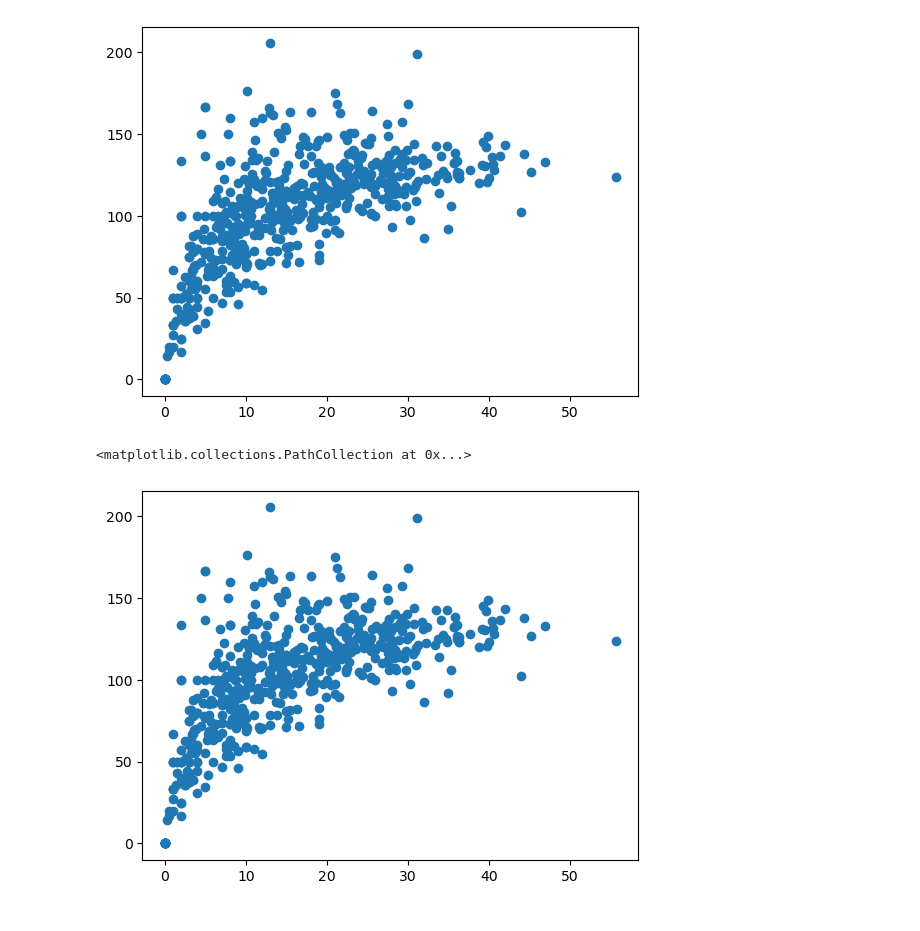
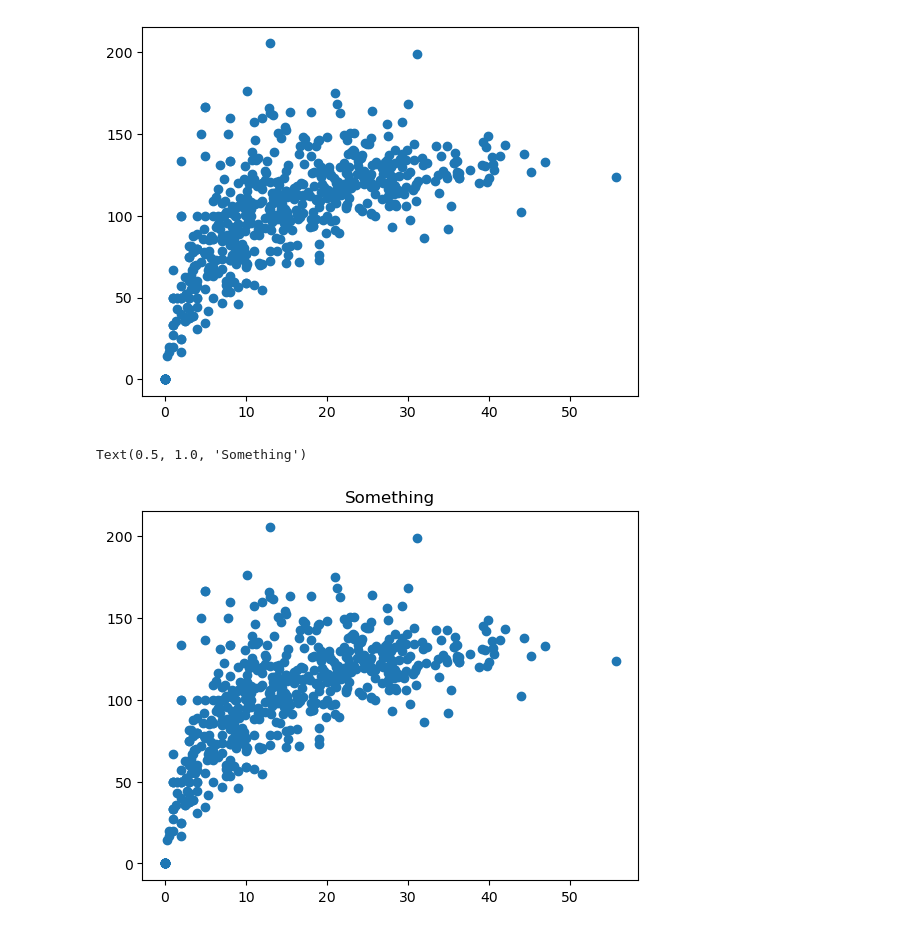
Before and after one commit to shubhammgits/Python-DS-AIML, a Jupyter notebook: MATPLOTLIB/advanced.ipynb, the cells around one changed output. Drawn from its saved outputs; the diff is of its cells as text; code cells hidden in the pictures.

```diff
--- a/MATPLOTLIB/advanced.ipynb
+++ b/MATPLOTLIB/advanced.ipynb
@@ -141,7 +141,9 @@ plt.scatter(batters['avg'], batters['strike_rate'])
 # %%
 fig, ax = plt.subplots()
 
 ax.scatter(batters['avg'], batters['strike_rate'])
+ax.set_title('Something')
+ax.set_x
 # %% [output]
-<matplotlib.collections.PathCollection at 0x...>
+Text(0.5, 1.0, 'Something')
-[figure, old version]
+[figure, new version]
```
